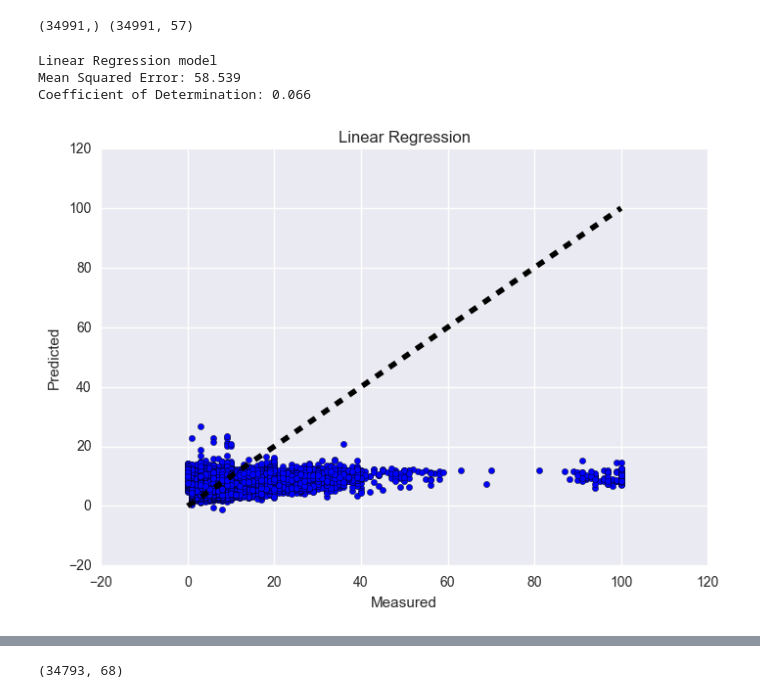
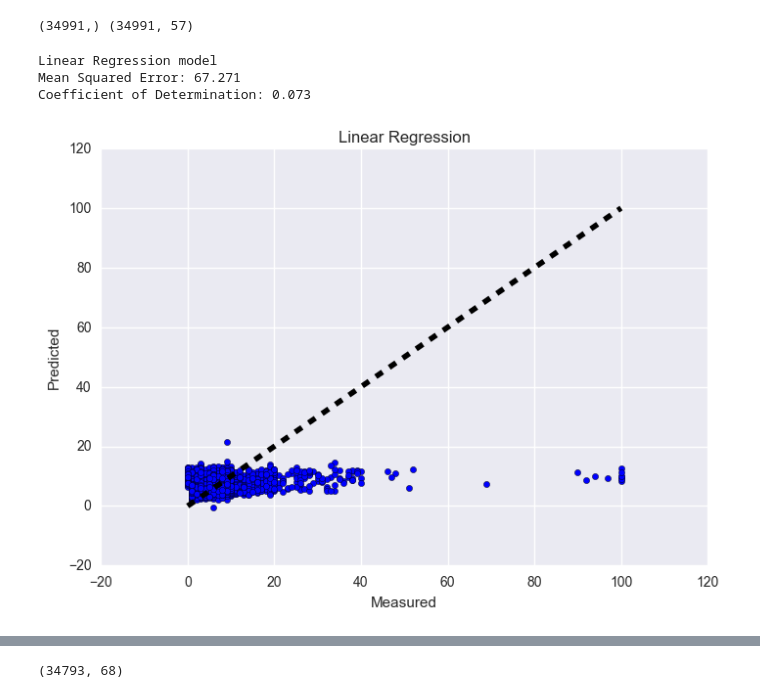
Before and after one commit to georgetown-analytics/restaurant-health, a Jupyter notebook: Modeling/Inspection Regression Modeling.ipynb, the cells around one changed output, grey strips where cells are left out. Cells and saved outputs as stored; diff of their text form; code cells hidden in the pictures.

```diff
--- a/Modeling/Inspection Regression Modeling.ipynb
+++ b/Modeling/Inspection Regression Modeling.ipynb
@@ -167,31 +166,30 @@ X_train, X_test, y_train, y_test = splits
 # %%
 #Linear Regression
 model = LinearRegression()
 model.fit(X_train, y_train)
 
 expected = y_test
-predict = model.predict(X_test)
+predicted = model.predict(X_test)
 
 print("Linear Regression model")
-print("Mean Squared Error: %0.3f" % mse(expected, predict))
-print("Coefficient of Determination: %0.3f" % r2_score(expected, predict))
+print("Mean Squared Error: %0.3f" % mse(expected, predicted))
+print("Coefficient of Determination: %0.3f" % r2_score(expected, predicted))
 
-# cross_val_predict returns an array of size target with cross validated predictions
-predicted = cross_val_predict(model, variables, target, cv=12)
+
 
 #Plot measured vs. predicted values
 fig, ax = plt.subplots()
-ax.scatter(target, predicted)
+ax.scatter(expected, predicted)
 ax.plot([target.min(), target.max()], [target.min(), target.max()], 'k--', lw=4)
 ax.set_xlabel('Measured')
 ax.set_ylabel('Predicted')
 plt.title('Linear Regression')
 plt.show()
 # %% [output]
 Linear Regression model
-Mean Squared Error: 58.539
-Coefficient of Determination: 0.066
+Mean Squared Error: 67.271
+Coefficient of Determination: 0.073
-[figure, old version]
+[figure, new version]
 # %%
 labels = np.array(['Variable', 'Coefficient'])
 coefs1 = pd.DataFrame(list(zip(variables, model.coef_)), columns = labels)
```
Also changed, not shown: parts of 16 cells of this notebook.
